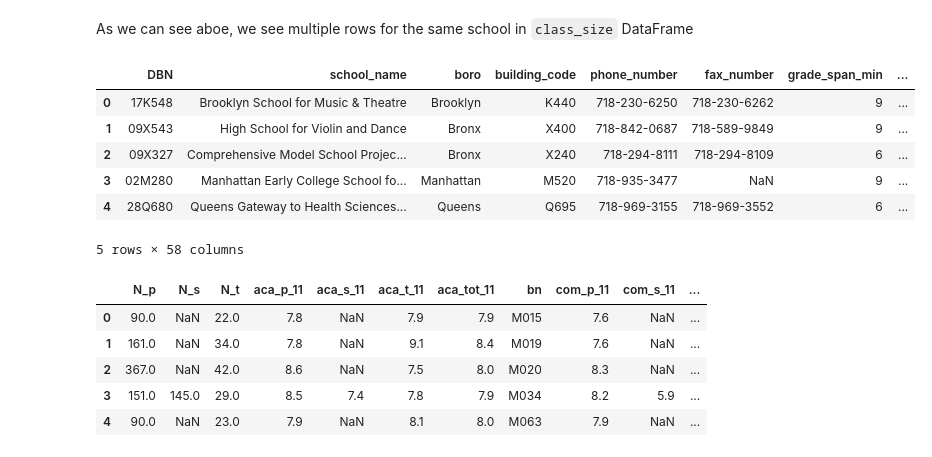
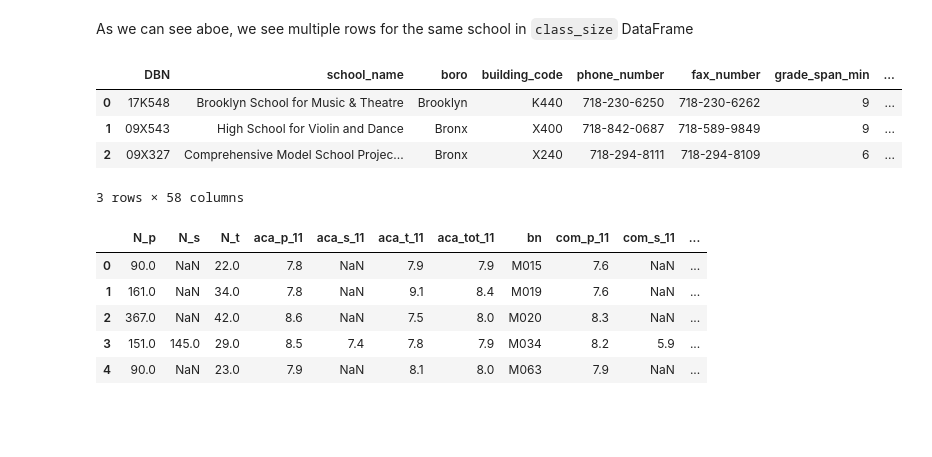
Before and after one commit to CanCeylan/nyc_education, a Jupyter notebook: nyc_education_analysis.ipynb, the cells around one changed output. Drawn from its saved outputs; the diff is of its cells as text; code cells hidden in the pictures; blank space fills up the shorter version.

```diff
--- a/nyc_education_analysis.ipynb
+++ b/nyc_education_analysis.ipynb
@@ -101,15 +102,13 @@ As we can see aboe, we see multiple rows for the same school in `class_size` Dat
 # To have a primary index column between DataFrames we should rename the `dbn` column
 data['hs_directory'].rename(columns={'dbn' : 'DBN'}, inplace=True)
 # %%
-data['hs_directory'].head()
+data['hs_directory'].head(3)
 # %% [output]
 |  | DBN | school_name | boro | building_code | phone_number | fax_number | grade_span_min | ... |
 | 0 | 17K548 | Brooklyn School for Music & Theatre | Brooklyn | K440 | 718-230-6250 | 718-230-6262 | 9 | ... |
 | 1 | 09X543 | High School for Violin and Dance | Bronx | X400 | 718-842-0687 | 718-589-9849 | 9 | ... |
 | 2 | 09X327 | Comprehensive Model School Projec... | Bronx | X240 | 718-294-8111 | 718-294-8109 | 6 | ... |
-| 3 | 02M280 | Manhattan Early College School fo... | Manhattan | M520 | 718-935-3477 | NaN | 9 | ... |
-| 4 | 28Q680 | Queens Gateway to Health Sciences... | Queens | Q695 | 718-969-3155 | 718-969-3552 | 6 | ... |
-5 rows × 58 columns
+3 rows × 58 columns
 # %%
 survey1 = pd.read_csv("data/survey_all.txt", delimiter="\t", encoding='windows-1252')
 survey2 = pd.read_csv("data/survey_d75.txt", delimiter="\t", encoding='windows-1252')
```
Also changed, not shown: parts of 34 cells of this notebook.
